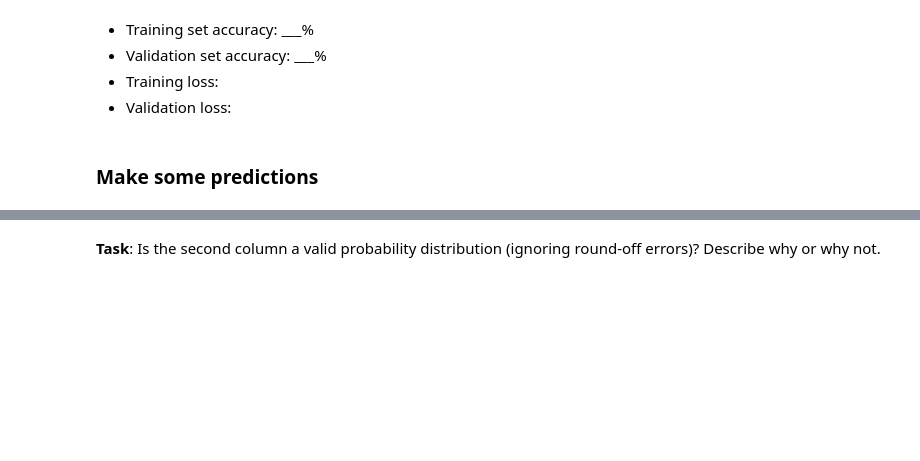
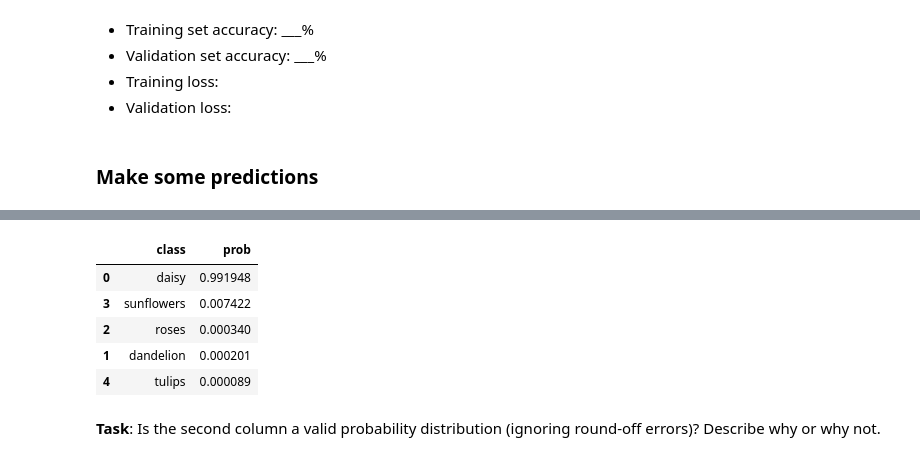
Before and after one commit to Calvin-Data-Science/cs375-376-public, a Jupyter notebook: notebooks/u01n1-train-clf.ipynb, the cells around one changed output, grey strips where cells are left out. Saved outputs shown, nothing was run; the diff lists cells and outputs as text; code cells hidden in the pictures; blank space fills up the shorter version.

```diff
--- a/notebooks/u01n1-train-clf.ipynb
+++ b/notebooks/u01n1-train-clf.ipynb
@@ -150,0 +235,4 @@ history = model.fit(
+# %%
+# Create a model using a pretrained backbone
+# Load an EfficientNet model that has been pre-trained on ImageNet
+model = models.efficientnet_b0(weights=config.pretrained_weights)
@@ -163,3 +329,0 @@ display(image)
-# %%
-probabilities = model.predict(np.array(image)[np.newaxis, ...])[0]
-pd.DataFrame({'class': class_names, 'prob': probabilities}).sort_values('prob', ascending=False)
@@ -166,3 +341,18 @@ pd.DataFrame({'class': class_names, 'prob': probabilities}).sort_values('prob',
+# %%
+model.eval() # Set model to evaluation mode
+with torch.no_grad(): # Disable gradient calculation
+    input_tensor = input_tensor.to(device)
+    outputs = model(input_tensor)
+    probabilities = outputs[0].softmax(dim=0).cpu().numpy()
+
+pd.DataFrame({'class': class_names, 'prob': probabilities}).sort_values('prob', ascending=False)
+# %% [output]
+|  | class | prob |
+| 0 | daisy | 0.991948 |
+| 3 | sunflowers | 0.007422 |
+| 2 | roses | 0.000340 |
+| 1 | dandelion | 0.000201 |
+| 4 | tulips | 0.000089 |
 # %% [markdown]
 **Task**: Is the second column a valid probability distribution (ignoring round-off errors)? Describe why or why not.
 # %% [markdown]
```
Also changed, not shown: parts of 36 cells of this notebook, 1 other file.
